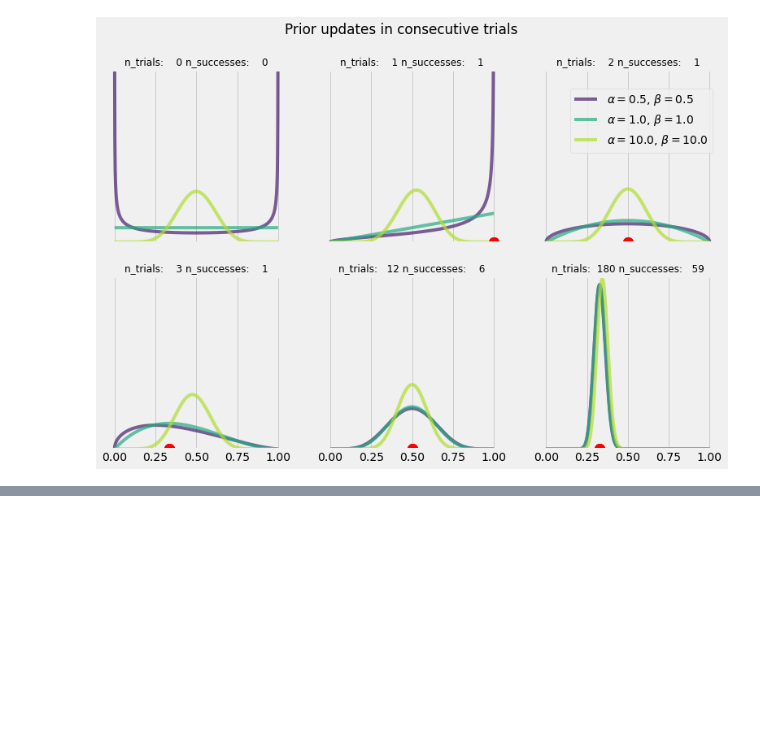
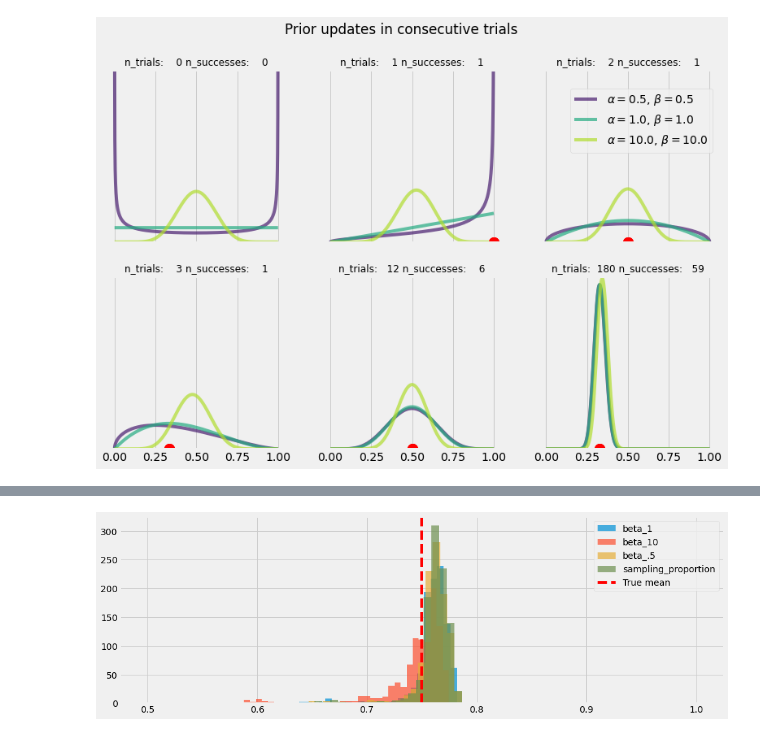
Before and after one commit to AlxndrMlk/bayesian-stuff, a Jupyter notebook: general-bayesian-notebooks/03 - Beta prior - analytic updates .ipynb, the cells around one changed output, grey strips where cells are left out. Cells and saved outputs as stored; diff of their text form; code cells hidden in the pictures; blank space fills up the shorter version.

```diff
--- a/general-bayesian-notebooks/03 - Beta prior - analytic updates .ipynb
+++ b/general-bayesian-notebooks/03 - Beta prior - analytic updates .ipynb
@@ -76,0 +132,11 @@ plt.show()
+# %%
+plt.figure(figsize=(15, 5))
+
+for k in means.keys():
+    plt.hist(means[k], label=k, alpha=.7, bins=50)
+
+plt.axvline(TRUE_MEAN, label='True mean', color='r', ls='--')
+plt.legend()
+plt.show()
+# %% [output]
+[figure, added]
```
Also changed, not shown: parts of 11 cells of this notebook.
